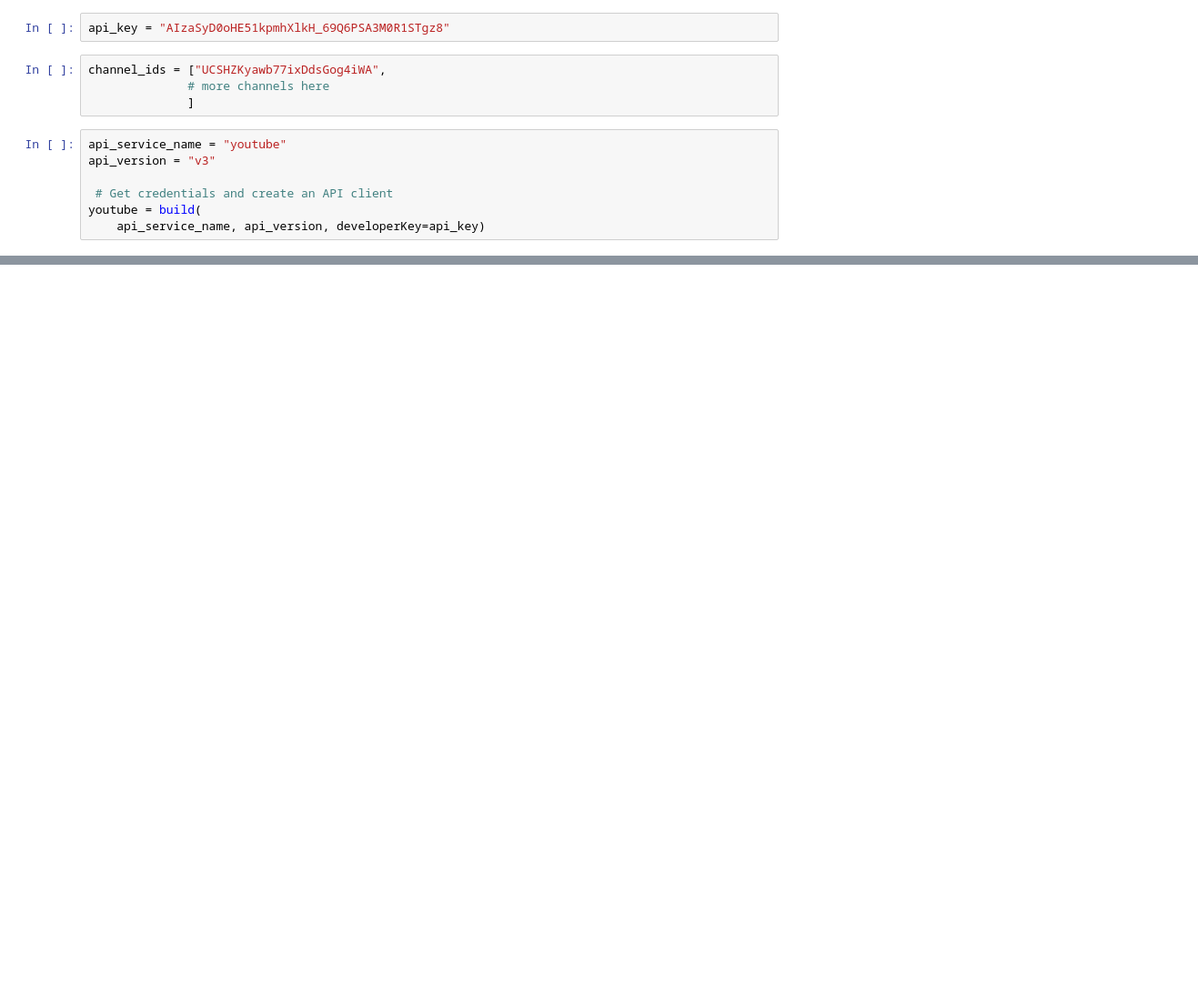
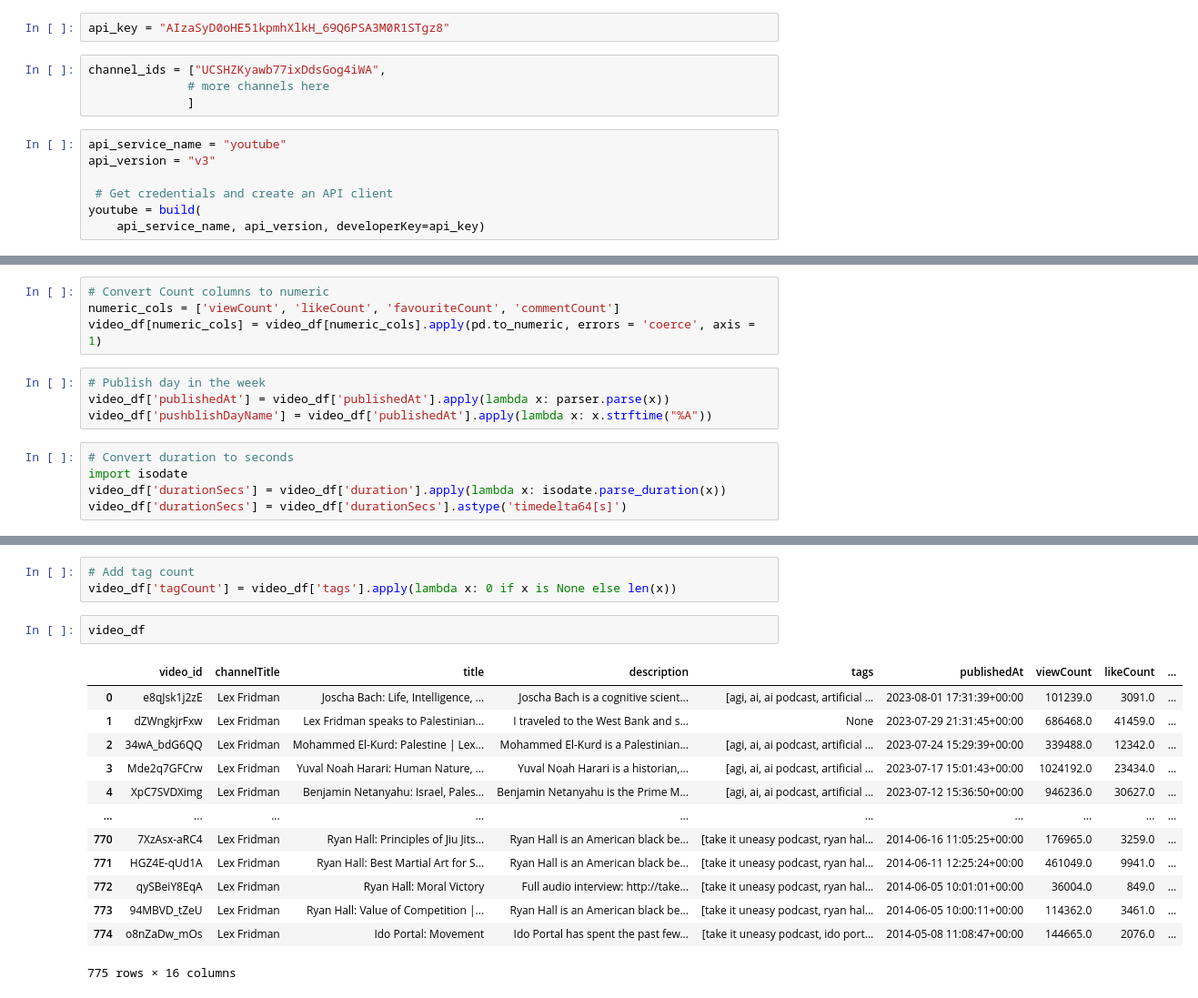
Before and after one commit to ViviyanT/Analyzing_YouTube_Channel_Performance_with_Python, a Jupyter notebook: Python.ipynb, the cells around one changed output, grey strips where cells are left out. Shown at 91% size. Saved outputs shown, nothing was run; the diff lists cells and outputs as text; blank space fills up the shorter version.

```diff
--- a/Python.ipynb
+++ b/Python.ipynb
@@ -31,0 +218,13 @@ JSON(response)
+# %%
+# Convert Count columns to numeric
+numeric_cols = ['viewCount', 'likeCount', 'favouriteCount', 'commentCount']
+video_df[numeric_cols] = video_df[numeric_cols].apply(pd.to_numeric, errors = 'coerce', axis = 1)
+# %%
+# Publish day in the week
+video_df['publishedAt'] = video_df['publishedAt'].apply(lambda x: parser.parse(x))
+video_df['pushblishDayName'] = video_df['publishedAt'].apply(lambda x: x.strftime("%A"))
+# %%
+# Convert duration to seconds
+import isodate
+video_df['durationSecs'] = video_df['duration'].apply(lambda x: isodate.parse_duration(x))
+video_df['durationSecs'] = video_df['durationSecs'].astype('timedelta64[s]')
@@ -31,0 +247,19 @@ JSON(response)
+# %%
+# Add tag count
+video_df['tagCount'] = video_df['tags'].apply(lambda x: 0 if x is None else len(x))
+# %%
+video_df
+# %% [output]
+|  | video_id | channelTitle | title | description | tags | publishedAt | viewCount | likeCount | ... |
+| 0 | e8qJsk1j2zE | Lex Fridman | Joscha Bach: Life, Intelligence, ... | Joscha Bach is a cognitive scient... | [agi, ai, ai podcast, artificial ... | 2023-08-01 17:31:39+00:00 | 101239.0 | 3091.0 | ... |
+| 1 | dZWngkjrFxw | Lex Fridman | Lex Fridman speaks to Palestinian... | I traveled to the West Bank and s... | None | 2023-07-29 21:31:45+00:00 | 686468.0 | 41459.0 | ... |
+| 2 | 34wA_bdG6QQ | Lex Fridman | Mohammed El-Kurd: Palestine | Lex... | Mohammed El-Kurd is a Palestinian... | [agi, ai, ai podcast, artificial ... | 2023-07-24 15:29:39+00:00 | 339488.0 | 12342.0 | ... |
+| 3 | Mde2q7GFCrw | Lex Fridman | Yuval Noah Harari: Human Nature, ... | Yuval Noah Harari is a historian,... | [agi, ai, ai podcast, artificial ... | 2023-07-17 15:01:43+00:00 | 1024192.0 | 23434.0 | ... |
+| 4 | XpC7SVDXimg | Lex Fridman | Benjamin Netanyahu: Israel, Pales... | Benjamin Netanyahu is the Prime M... | [agi, ai, ai podcast, artificial ... | 2023-07-12 15:36:50+00:00 | 946236.0 | 30627.0 | ... |
+| ... | ... | ... | ... | ... | ... | ... | ... | ... | ... |
+| 770 | 7XzAsx-aRC4 | Lex Fridman | Ryan Hall: Principles of Jiu Jits... | Ryan Hall is an American black be... | [take it uneasy podcast, ryan hal... | 2014-06-16 11:05:25+00:00 | 176965.0 | 3259.0 | ... |
+| 771 | HGZ4E-qUd1A | Lex Fridman | Ryan Hall: Best Martial Art for S... | Ryan Hall is an American black be... | [take it uneasy podcast, ryan hal... | 2014-06-11 12:25:24+00:00 | 461049.0 | 9941.0 | ... |
+| 772 | qySBeiY8EqA | Lex Fridman | Ryan Hall: Moral Victory | Full audio interview: http://take... | [take it uneasy podcast, ryan hal... | 2014-06-05 10:01:01+00:00 | 36004.0 | 849.0 | ... |
+| 773 | 94MBVD_tZeU | Lex Fridman | Ryan Hall: Value of Competition |... | Ryan Hall is an American black be... | [take it uneasy podcast, ryan hal... | 2014-06-05 10:00:11+00:00 | 114362.0 | 3461.0 | ... |
+| 774 | o8nZaDw_mOs | Lex Fridman | Ido Portal: Movement | Ido Portal has spent the past few... | [take it uneasy podcast, ido port... | 2014-05-08 11:08:47+00:00 | 144665.0 | 2076.0 | ... |
+775 rows × 16 columns
```
Also changed, not shown: parts of 16 cells of this notebook.
